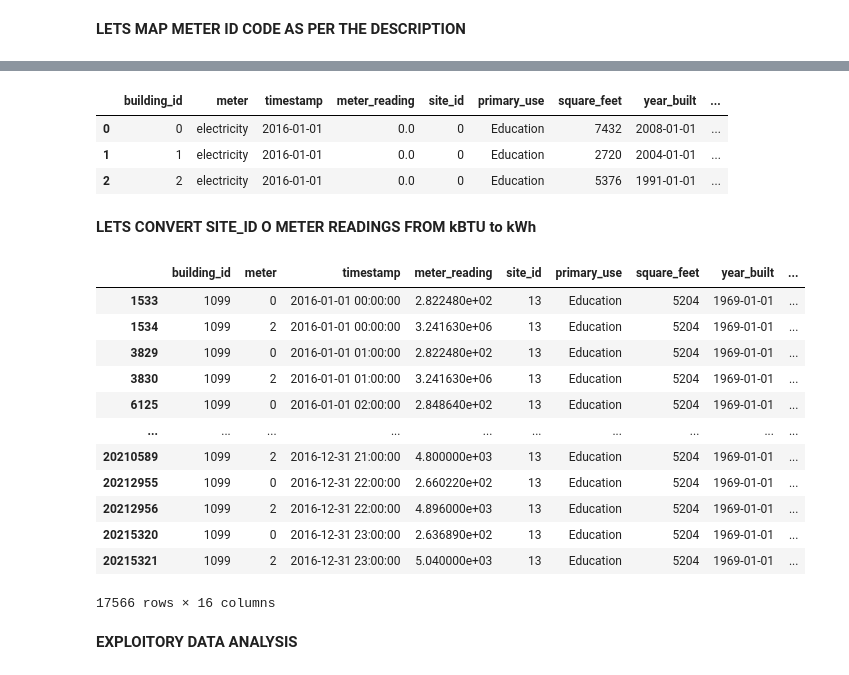
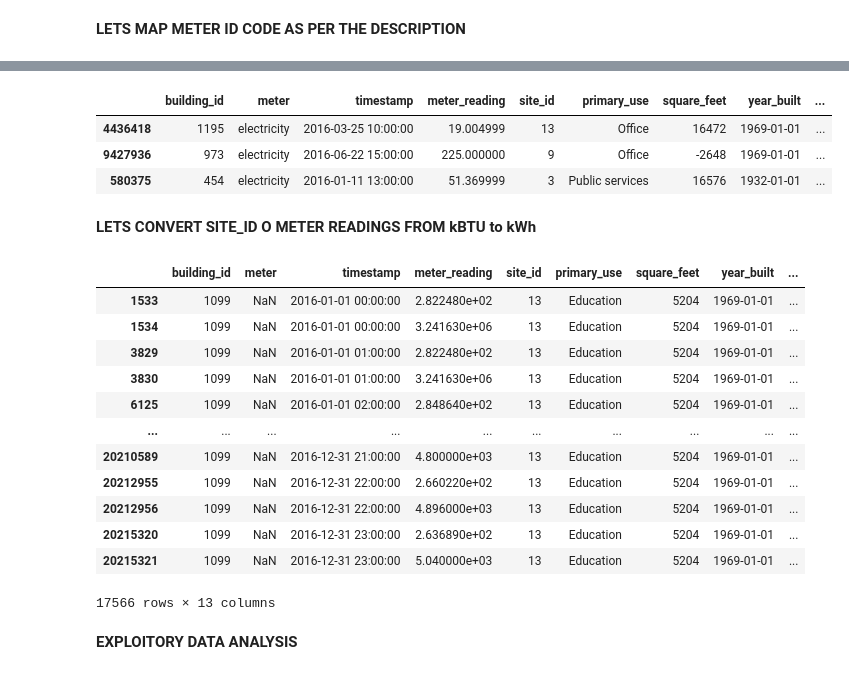
Before and after one commit to asifabbas478/EDA_Energy_Consumption, a Jupyter notebook: EDA_Energy_consumption.ipynb, the cells around one changed output, grey strips where cells are left out. Saved outputs shown, nothing was run; the diff lists cells and outputs as text; code cells hidden in the pictures.

```diff
--- a/EDA_Energy_consumption.ipynb
+++ b/EDA_Energy_consumption.ipynb
@@ -444,6 +410,9 @@ dtype: float64
 median_year = df['year_built'].median() #filling the year missing values with the median value
 df['year_built'].fillna(median_year, inplace=True)
 df['cloud_coverage'].fillna(-1, inplace=True)#replacing the missing values in cloud_coverage with -1, here -1 will be considered as missing values where 0-9 is the different oktas value
+# Convert object columns to categorical
+df['meter'] = df['meter'].astype('category')
+df['primary_use'] = df['primary_use'].astype('category')
 # %%
 df.reset_index(drop=True, inplace=True)
 # %%
@@ -510,0 +485,3 @@ df['meter'] = df['meter'].map(meter_labels)
+# %%
+# Drop unnecessary columns
+df.drop(['floor_count', 'precip_depth_1_hr', 'sea_level_pressure'], axis=1, inplace=True)
@@ -511,10 +511,10 @@ df['meter'] = df['meter'].map(meter_labels)
 # %%
-df.head(3)
+df.sample(3)
 # %% [output]
 |  | building_id | meter | timestamp | meter_reading | site_id | primary_use | square_feet | year_built | ... |
-| 0 | 0 | electricity | 2016-01-01 | 0.0 | 0 | Education | 7432 | 2008-01-01 | ... |
-| 1 | 1 | electricity | 2016-01-01 | 0.0 | 0 | Education | 2720 | 2004-01-01 | ... |
-| 2 | 2 | electricity | 2016-01-01 | 0.0 | 0 | Education | 5376 | 1991-01-01 | ... |
+| 4436418 | 1195 | electricity | 2016-03-25 10:00:00 | 19.004999 | 13 | Office | 16472 | 1969-01-01 | ... |
+| 9427936 | 973 | electricity | 2016-06-22 15:00:00 | 225.000000 | 9 | Office | -2648 | 1969-01-01 | ... |
+| 580375 | 454 | electricity | 2016-01-11 13:00:00 | 51.369999 | 3 | Public services | 16576 | 1932-01-01 | ... |
 # %% [markdown]
 **LETS CONVERT SITE_ID O METER READINGS FROM kBTU to kWh**
 # %%
@@ -523,18 +523,18 @@ df.loc[df['site_id'] == 0, 'meter_reading'] *= 0.2931
 df[df['building_id'] == 1099]
 # %% [output]
 |  | building_id | meter | timestamp | meter_reading | site_id | primary_use | square_feet | year_built | ... |
-| 1533 | 1099 | 0 | 2016-01-01 00:00:00 | 2.822480e+02 | 13 | Education | 5204 | 1969-01-01 | ... |
-| 1534 | 1099 | 2 | 2016-01-01 00:00:00 | 3.241630e+06 | 13 | Education | 5204 | 1969-01-01 | ... |
-| 3829 | 1099 | 0 | 2016-01-01 01:00:00 | 2.822480e+02 | 13 | Education | 5204 | 1969-01-01 | ... |
-| 3830 | 1099 | 2 | 2016-01-01 01:00:00 | 3.241630e+06 | 13 | Education | 5204 | 1969-01-01 | ... |
-| 6125 | 1099 | 0 | 2016-01-01 02:00:00 | 2.848640e+02 | 13 | Education | 5204 | 1969-01-01 | ... |
+| 1533 | 1099 | NaN | 2016-01-01 00:00:00 | 2.822480e+02 | 13 | Education | 5204 | 1969-01-01 | ... |
+| 1534 | 1099 | NaN | 2016-01-01 00:00:00 | 3.241630e+06 | 13 | Education | 5204 | 1969-01-01 | ... |
+| 3829 | 1099 | NaN | 2016-01-01 01:00:00 | 2.822480e+02 | 13 | Education | 5204 | 1969-01-01 | ... |
+| 3830 | 1099 | NaN | 2016-01-01 01:00:00 | 3.241630e+06 | 13 | Education | 5204 | 1969-01-01 | ... |
+| 6125 | 1099 | NaN | 2016-01-01 02:00:00 | 2.848640e+02 | 13 | Education | 5204 | 1969-01-01 | ... |
 | ... | ... | ... | ... | ... | ... | ... | ... | ... | ... |
-| 20210589 | 1099 | 2 | 2016-12-31 21:00:00 | 4.800000e+03 | 13 | Education | 5204 | 1969-01-01 | ... |
-| 20212955 | 1099 | 0 | 2016-12-31 22:00:00 | 2.660220e+02 | 13 | Education | 5204 | 1969-01-01 | ... |
-| 20212956 | 1099 | 2 | 2016-12-31 22:00:00 | 4.896000e+03 | 13 | Education | 5204 | 1969-01-01 | ... |
-| 20215320 | 1099 | 0 | 2016-12-31 23:00:00 | 2.636890e+02 | 13 | Education | 5204 | 1969-01-01 | ... |
-| 20215321 | 1099 | 2 | 2016-12-31 23:00:00 | 5.040000e+03 | 13 | Education | 5204 | 1969-01-01 | ... |
+| 20210589 | 1099 | NaN | 2016-12-31 21:00:00 | 4.800000e+03 | 13 | Education | 5204 | 1969-01-01 | ... |
+| 20212955 | 1099 | NaN | 2016-12-31 22:00:00 | 2.660220e+02 | 13 | Education | 5204 | 1969-01-01 | ... |
+| 20212956 | 1099 | NaN | 2016-12-31 22:00:00 | 4.896000e+03 | 13 | Education | 5204 | 1969-01-01 | ... |
+| 20215320 | 1099 | NaN | 2016-12-31 23:00:00 | 2.636890e+02 | 13 | Education | 5204 | 1969-01-01 | ... |
+| 20215321 | 1099 | NaN | 2016-12-31 23:00:00 | 5.040000e+03 | 13 | Education | 5204 | 1969-01-01 | ... |
-17566 rows × 16 columns
+17566 rows × 13 columns
 # %%
 del meta_df
 # %% [markdown]
```
Also changed, not shown: parts of 16 cells of this notebook.
